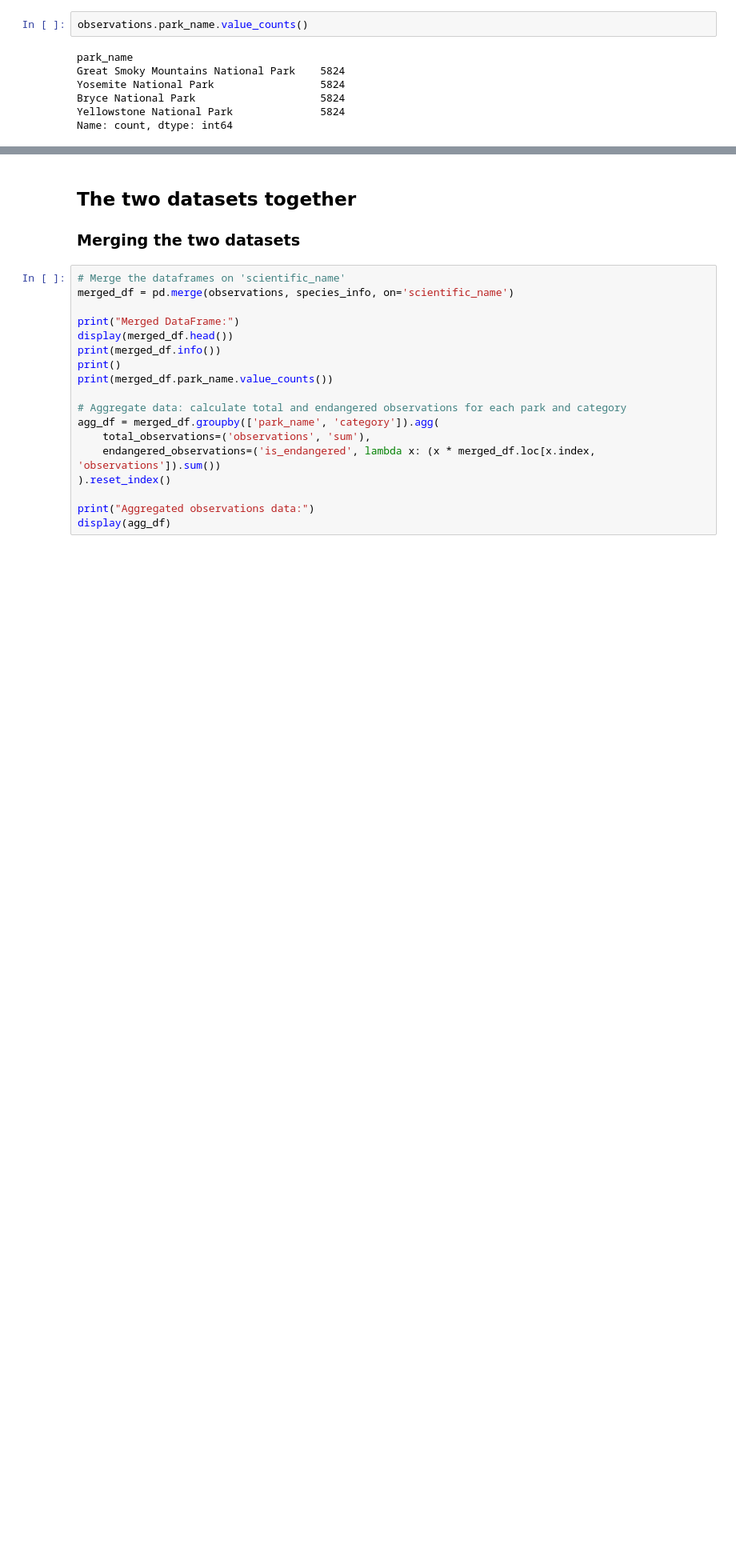
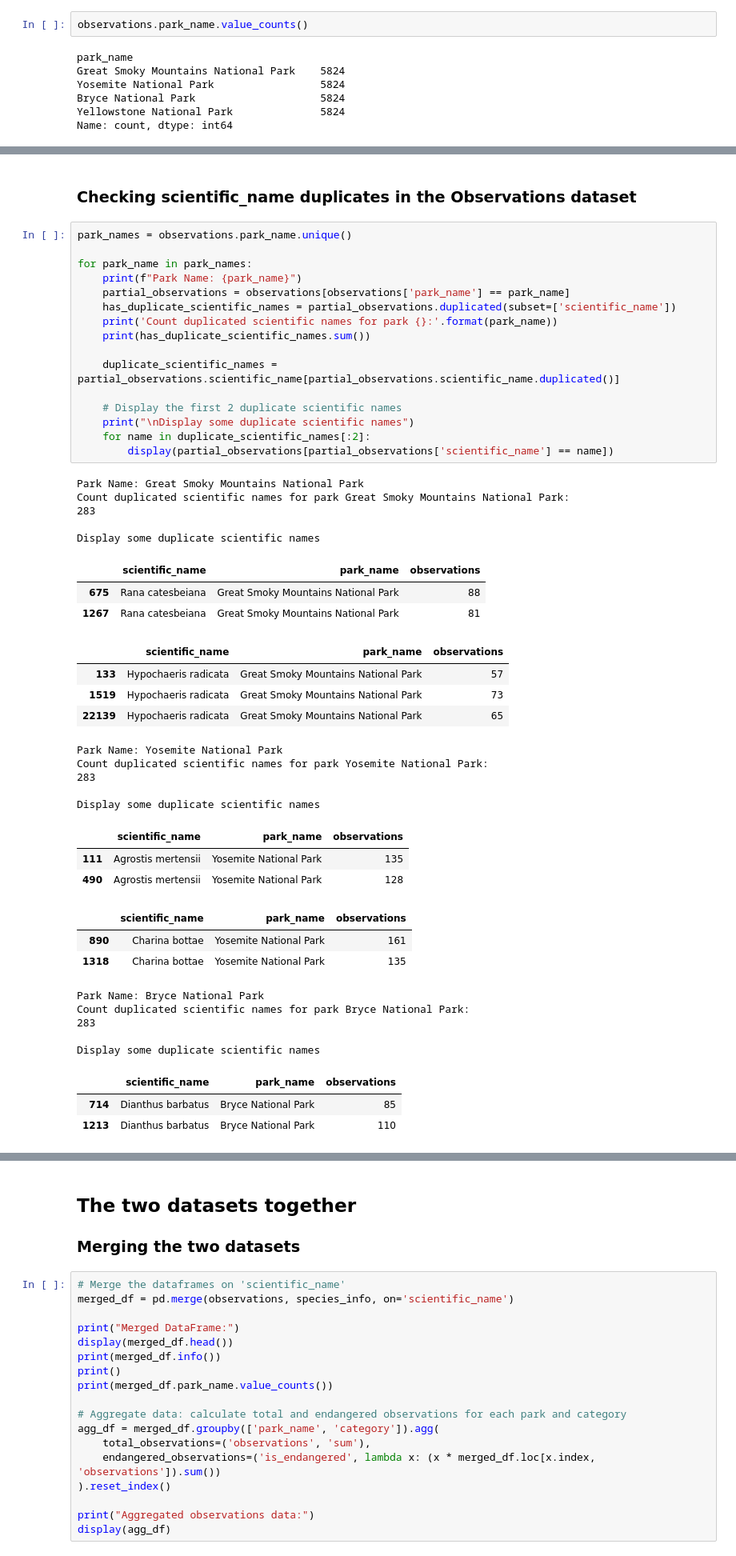
Before and after one commit to ramtob/CDC-Portfolio-0425-Biodiversity, a Jupyter notebook: biodiversity.ipynb, the cells around one changed output, grey strips where cells are left out. Shown at 80% size. Drawn from its saved outputs; the diff is of its cells as text; blank space fills up the shorter version.

Commit message:
Checking scientific_name duplicates in the Observations dataset

```diff
--- a/biodiversity.ipynb
+++ b/biodiversity.ipynb
@@ -492,0 +494,50 @@ Judging by the number of rows, it seems that for each of the four parks we have
+# %% [markdown]
+### Checking scientific_name duplicates in the Observations dataset
+# %%
+park_names = observations.park_name.unique()
+
+for park_name in park_names:
+    print(f"Park Name: {park_name}")
+    partial_observations = observations[observations['park_name'] == park_name]
+    has_duplicate_scientific_names = partial_observations.duplicated(subset=['scientific_name'])
+    print('Count duplicated scientific names for park {}:'.format(park_name))
+    print(has_duplicate_scientific_names.sum())
+
+    duplicate_scientific_names = partial_observations.scientific_name[partial_observations.scientific_name.duplicated()]
+
+    # Display the first 2 duplicate scientific names
+    print("\nDisplay some duplicate scientific names")
+    for name in duplicate_scientific_names[:2]:
+        display(partial_observations[partial_observations['scientific_name'] == name])
+# %% [output]
+Park Name: Great Smoky Mountains National Park
+Count duplicated scientific names for park Great Smoky Mountains National Park:
+283
+
+Display some duplicate scientific names
+|  | scientific_name | park_name | observations |
+| 675 | Rana catesbeiana | Great Smoky Mountains National Park | 88 |
+| 1267 | Rana catesbeiana | Great Smoky Mountains National Park | 81 |
+|  | scientific_name | park_name | observations |
+| 133 | Hypochaeris radicata | Great Smoky Mountains National Park | 57 |
+| 1519 | Hypochaeris radicata | Great Smoky Mountains National Park | 73 |
+| 22139 | Hypochaeris radicata | Great Smoky Mountains National Park | 65 |
+Park Name: Yosemite National Park
+Count duplicated scientific names for park Yosemite National Park:
+283
+
+Display some duplicate scientific names
+|  | scientific_name | park_name | observations |
+| 111 | Agrostis mertensii | Yosemite National Park | 135 |
+| 490 | Agrostis mertensii | Yosemite National Park | 128 |
+|  | scientific_name | park_name | observations |
+| 890 | Charina bottae | Yosemite National Park | 161 |
+| 1318 | Charina bottae | Yosemite National Park | 135 |
+Park Name: Bryce National Park
+Count duplicated scientific names for park Bryce National Park:
+283
+
+Display some duplicate scientific names
+|  | scientific_name | park_name | observations |
+| 714 | Dianthus barbatus | Bryce National Park | 85 |
+| 1213 | Dianthus barbatus | Bryce National Park | 110 |
```
Also changed, not shown: parts of 2 cells of this notebook.
